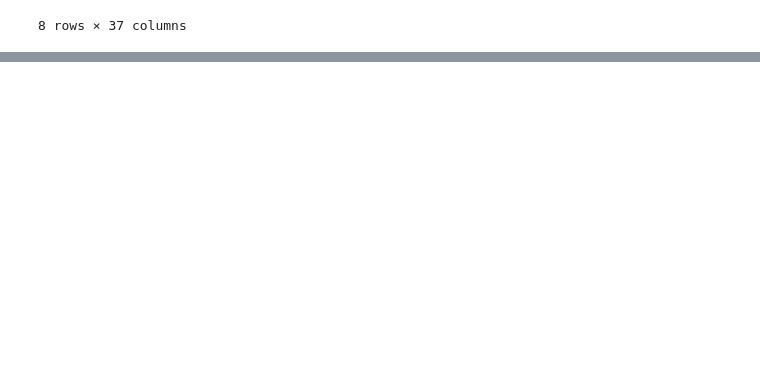
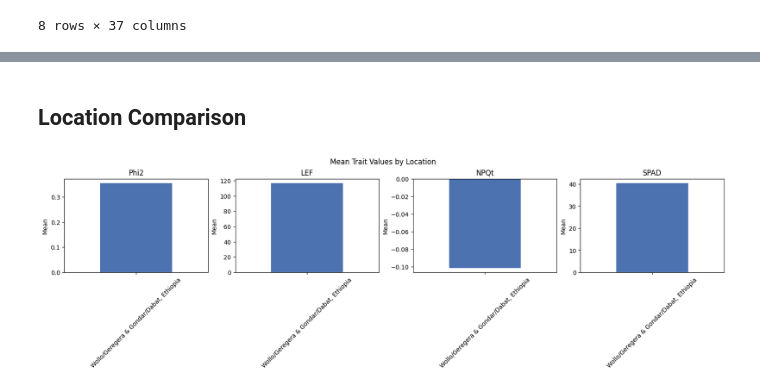
Before and after one commit to Computational-Biology-Aachen/2026-photosynthesis-hackathon-template, a Jupyter notebook: 06-barely-ethiopia.ipynb, the cells around one changed output, grey strips where cells are left out. Saved outputs shown, nothing was run; the diff lists cells and outputs as text; code cells hidden in the pictures; blank space fills up the shorter version.

```diff
--- a/06-barely-ethiopia.ipynb
+++ b/06-barely-ethiopia.ipynb
@@ -110,0 +113,31 @@ df.describe()
+# %%
+phenotype_cols = [
+    "Phi2",
+    "PhiNPQ",
+    "PhiNO",
+    "NPQt",
+    "LEF",
+    "qL",
+    "SPAD",
+    "ECSt_mAU",
+    "gHplus",
+    "vHplus",
+    "PS1_Active_Centers",
+    "P700_DIRK_ampl",
+]
+
+corr = df[phenotype_cols].corr()
+
+fig, ax = plt.subplots(figsize=(12, 10), layout="constrained")
+sns.heatmap(
+    corr,
+    annot=True,
+    fmt=".2f",
+    cmap="RdBu_r",
+    center=0,
+    vmin=-1,
+    vmax=1,
+    ax=ax,
+)
+ax.set_title("Correlation Heatmap of Key Phenotypes")
+plt.show()
@@ -110,0 +146,18 @@ df.describe()
+# %% [markdown]
+## Location Comparison
+# %%
+location_traits = ["Phi2", "LEF", "NPQt", "SPAD"]
+
+location_means = df.groupby("project_location")[location_traits].mean()
+
+fig, axes = plt.subplots(1, 4, figsize=(16, 5), layout="constrained")
+for ax, trait in zip(axes.flat, location_traits):
+    location_means[trait].plot.bar(ax=ax, color=["#4c72b0", "#dd8452"])
+    ax.set_title(trait)
+    ax.set_xlabel("")
+    ax.set_ylabel("Mean")
+    ax.tick_params(axis="x", rotation=45)
+fig.suptitle("Mean Trait Values by Location")
+plt.show()
+# %% [output]
+[figure, added]
```
Also changed, not shown: parts of 5 cells of this notebook, 6 other files.
